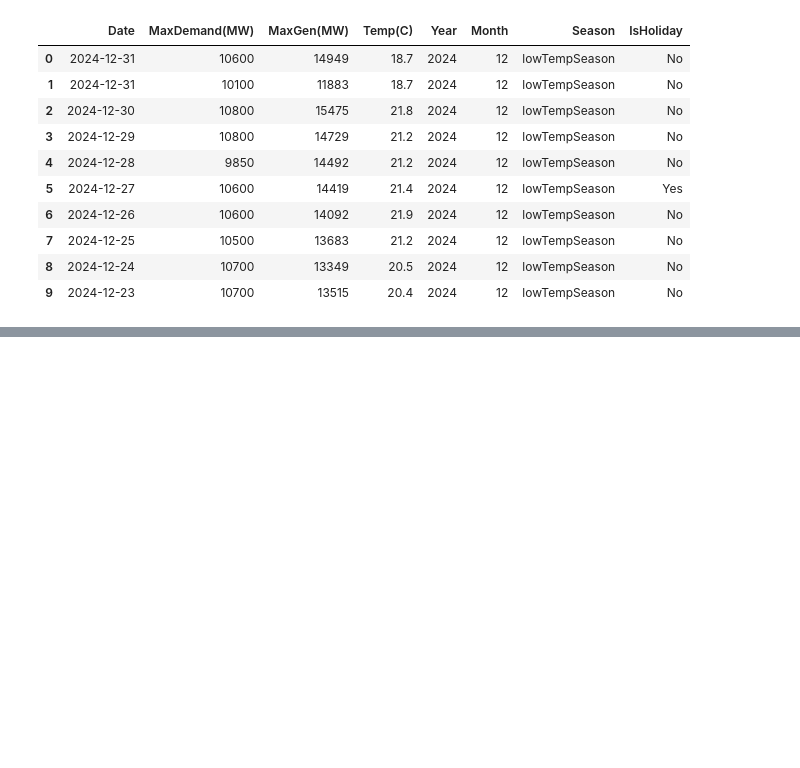
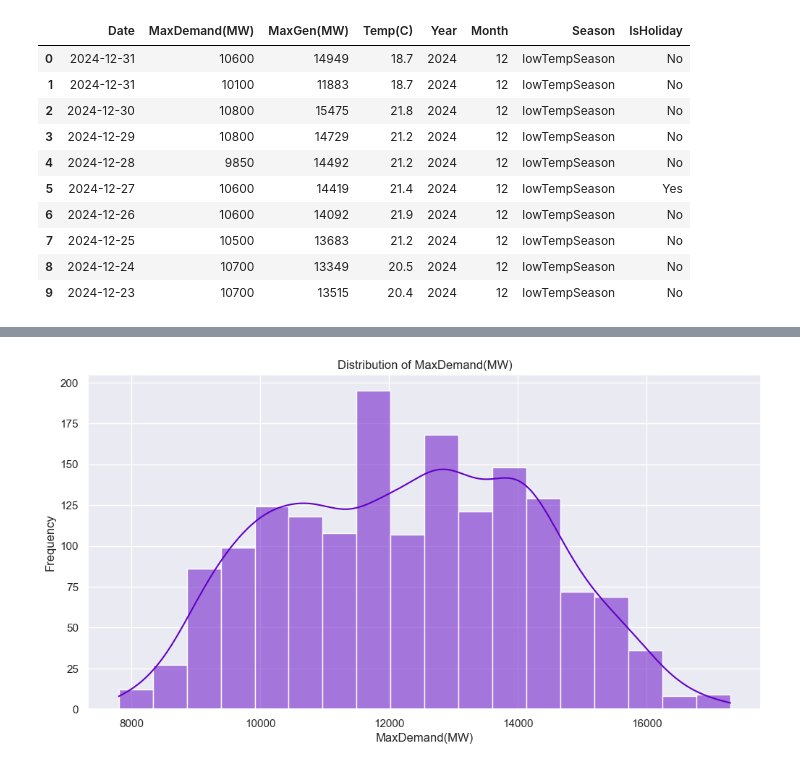
Before and after one commit to rajin-khan/GridGenius, a Jupyter notebook: Collection/EDA5.ipynb, the cells around one changed output, grey strips where cells are left out. Cells and saved outputs as stored; diff of their text form; code cells hidden in the pictures; blank space fills up the shorter version.

```diff
--- a/Collection/EDA5.ipynb
+++ b/Collection/EDA5.ipynb
@@ -35,0 +200,12 @@ df.head(10)
+# %%
+sns.set_theme(palette="gnuplot")
+# %%
+plt.figure(figsize=(12, 6))
+sns.histplot(data=df, x='MaxDemand(MW)', kde=True)
+plt.title('Distribution of MaxDemand(MW)')
+plt.xlabel('MaxDemand(MW)')
+plt.ylabel('Frequency')
+plt.legend([], [], frameon=False)
+plt.show()
+# %% [output]
+[figure, added]
```
Also changed, not shown: parts of 25 cells of this notebook, 1 other file.
